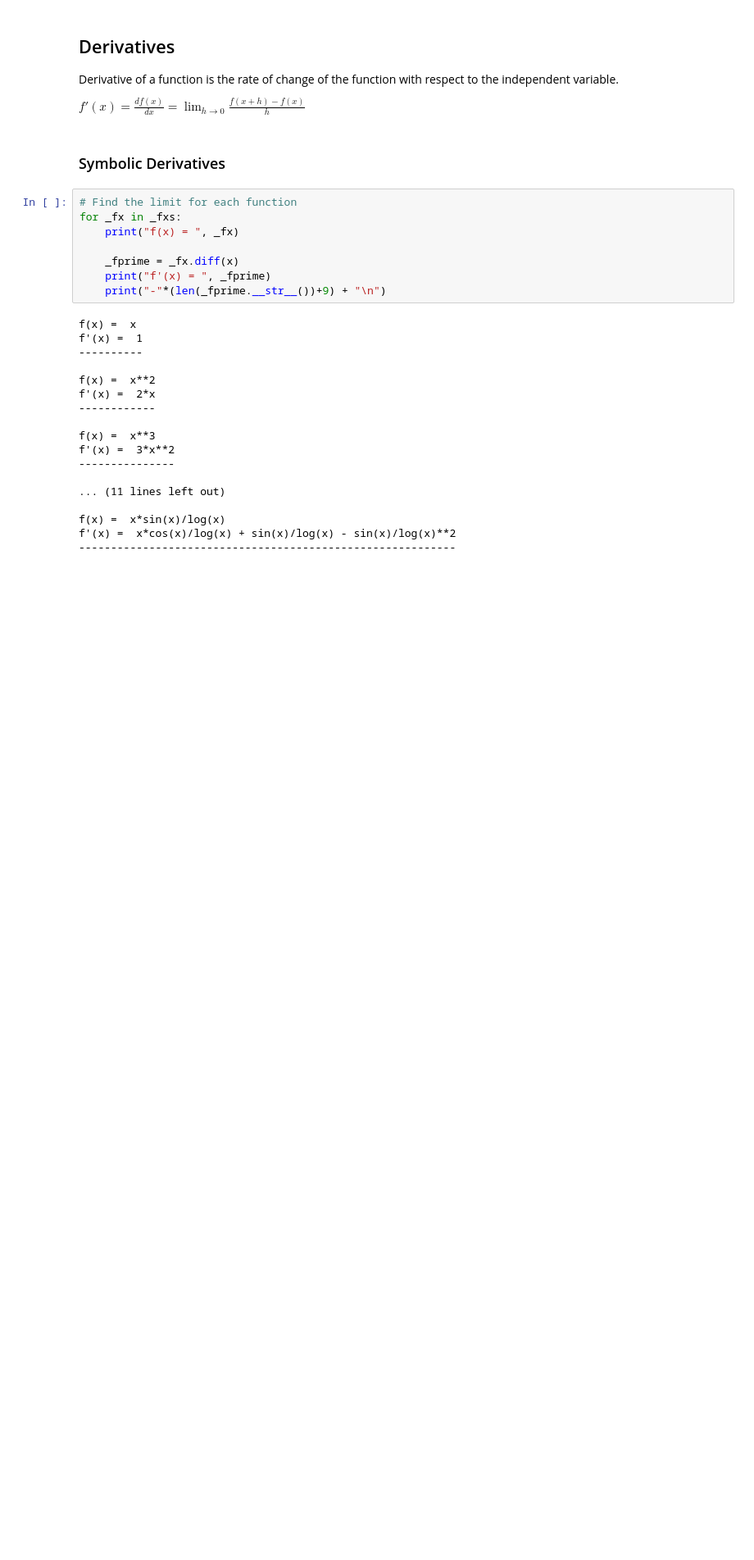
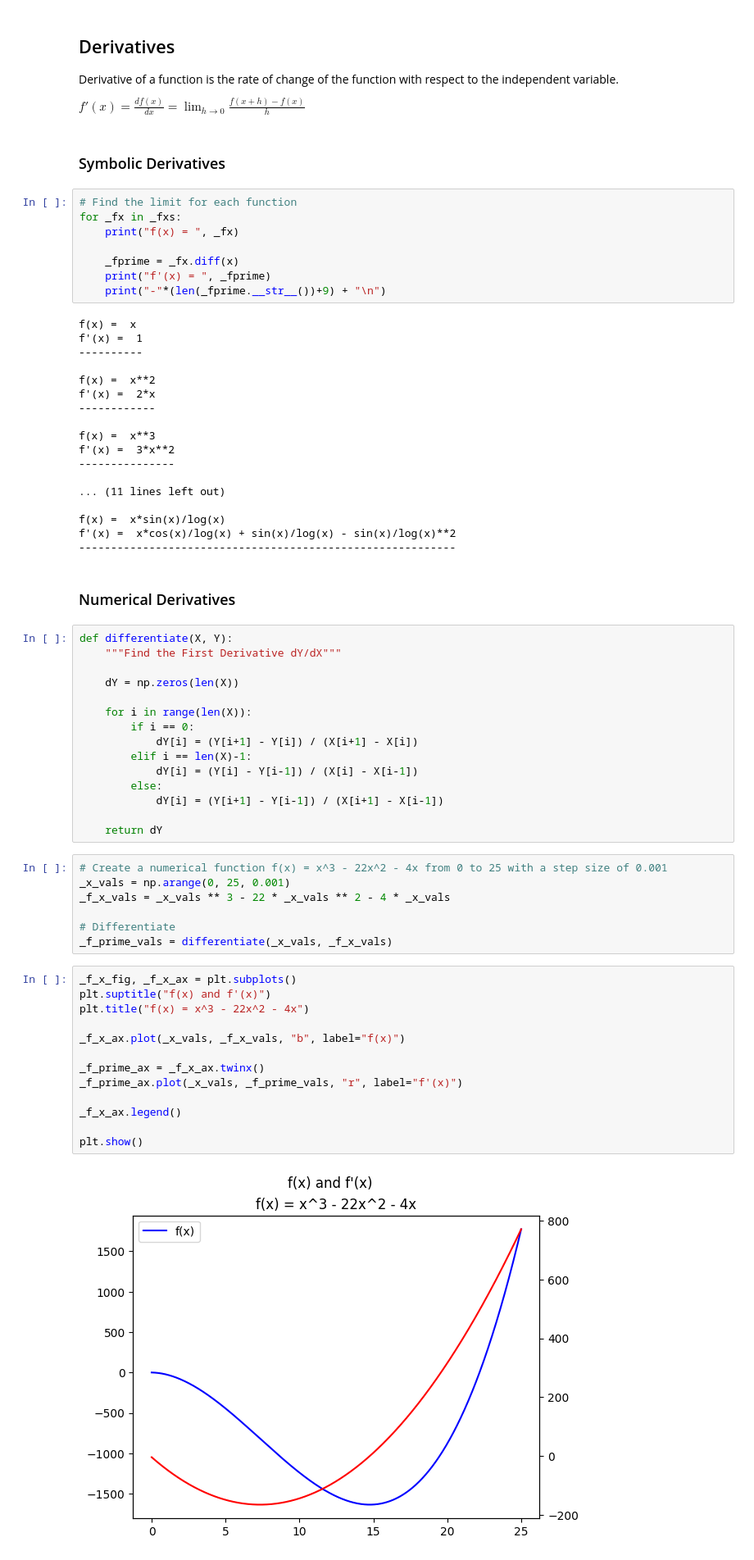
Before and after one commit to punitarani/MAT-494, a Jupyter notebook: 3.2 Continuity and Differentiation.ipynb, the cells around one changed output. Shown at 82% size. Drawn from its saved outputs; the diff is of its cells as text; blank space fills up the shorter version.

Commit message:
Add numerical derivatives

```diff
--- a/3.2 Continuity and Differentiation.ipynb
+++ b/3.2 Continuity and Differentiation.ipynb
@@ -137,3 +138,42 @@ f'(x) =  3*x**2
 f(x) =  x*sin(x)/log(x)
 f'(x) =  x*cos(x)/log(x) + sin(x)/log(x) - sin(x)/log(x)**2
 -----------------------------------------------------------
+# %% [markdown]
+### Numerical Derivatives
+# %%
+def differentiate(X, Y):
+    """Find the First Derivative dY/dX"""
+
+    dY = np.zeros(len(X))
+
+    for i in range(len(X)):
+        if i == 0:
+            dY[i] = (Y[i+1] - Y[i]) / (X[i+1] - X[i])
+        elif i == len(X)-1:
+            dY[i] = (Y[i] - Y[i-1]) / (X[i] - X[i-1])
+        else:
+            dY[i] = (Y[i+1] - Y[i-1]) / (X[i+1] - X[i-1])
+
+    return dY
+# %%
+# Create a numerical function f(x) = x^3 - 22x^2 - 4x from 0 to 25 with a step size of 0.001
+_x_vals = np.arange(0, 25, 0.001)
+_f_x_vals = _x_vals ** 3 - 22 * _x_vals ** 2 - 4 * _x_vals
+
+# Differentiate
+_f_prime_vals = differentiate(_x_vals, _f_x_vals)
+# %%
+_f_x_fig, _f_x_ax = plt.subplots()
+plt.suptitle("f(x) and f'(x)")
+plt.title("f(x) = x^3 - 22x^2 - 4x")
+
+_f_x_ax.plot(_x_vals, _f_x_vals, "b", label="f(x)")
+
+_f_prime_ax = _f_x_ax.twinx()
+_f_prime_ax.plot(_x_vals, _f_prime_vals, "r", label="f'(x)")
+
+_f_x_ax.legend()
+
+plt.show()
+# %% [output]
+[figure, added]
```
Also changed, not shown: parts of 1 cell of this notebook.
